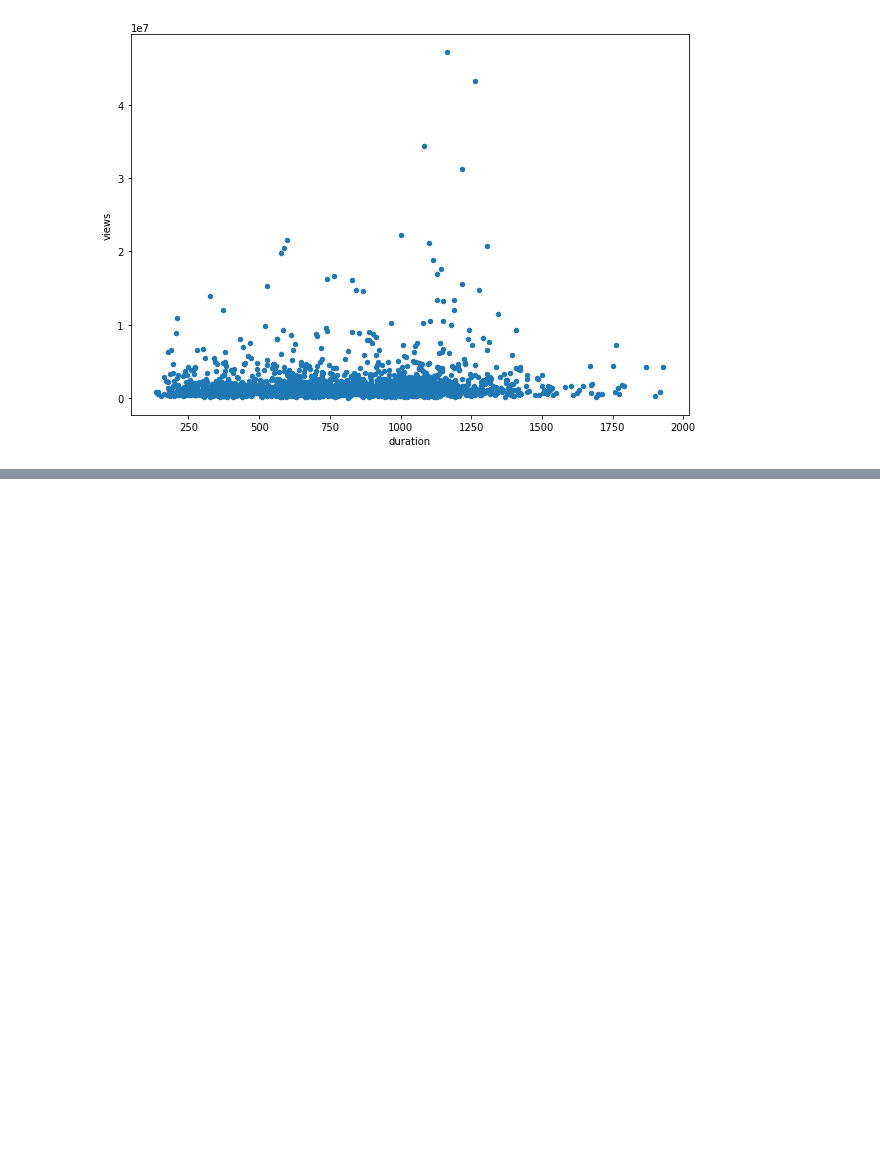
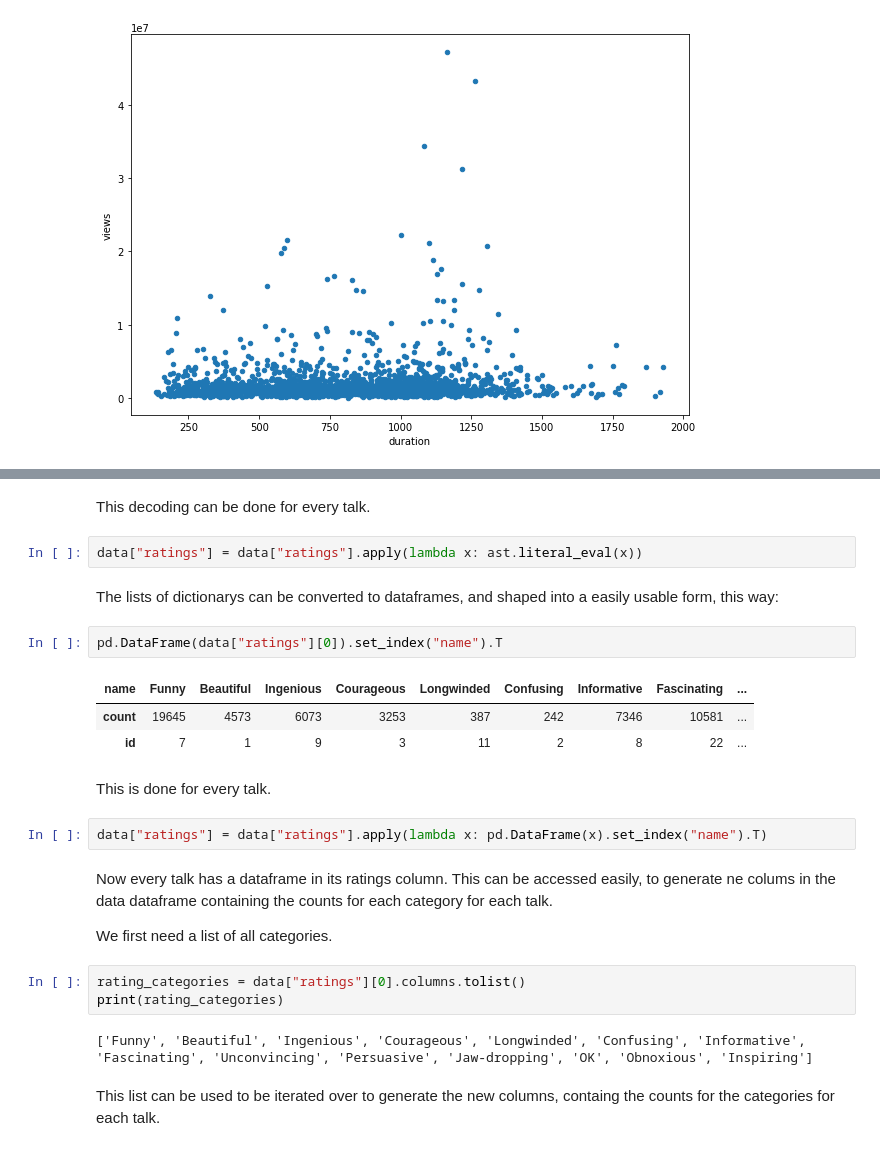
Before and after one commit to puknat/ted_talk_dataset, a Jupyter notebook: Untitled.ipynb, the cells around one changed output, grey strips where cells are left out. Cells and saved outputs as stored; diff of their text form; blank space fills up the shorter version.

```diff
--- a/Untitled.ipynb
+++ b/Untitled.ipynb
@@ -89,0 +117,27 @@ data[data["duration"] <= 2000].plot(kind="scatter", x="duration", y="views", fig
+# %% [markdown]
+This decoding can be done for every talk.
+# %%
+data["ratings"] = data["ratings"].apply(lambda x: ast.literal_eval(x))
+# %% [markdown]
+The lists of dictionarys can be converted to dataframes, and shaped into a easily usable form, this way:
+# %%
+pd.DataFrame(data["ratings"][0]).set_index("name").T
+# %% [output]
+| name | Funny | Beautiful | Ingenious | Courageous | Longwinded | Confusing | Informative | Fascinating | ... |
+| count | 19645 | 4573 | 6073 | 3253 | 387 | 242 | 7346 | 10581 | ... |
+| id | 7 | 1 | 9 | 3 | 11 | 2 | 8 | 22 | ... |
+# %% [markdown]
+This is done for every talk.
+# %%
+data["ratings"] = data["ratings"].apply(lambda x: pd.DataFrame(x).set_index("name").T)
+# %% [markdown]
+Now every talk has a dataframe in its ratings column. This can be accessed easily, to generate ne colums in the data dataframe containing the counts for each category for each talk.
+
+We first need a list of all categories.
+# %%
+rating_categories = data["ratings"][0].columns.tolist()
+print(rating_categories)
+# %% [output]
+['Funny', 'Beautiful', 'Ingenious', 'Courageous', 'Longwinded', 'Confusing', 'Informative', 'Fascinating', 'Unconvincing', 'Persuasive', 'Jaw-dropping', 'OK', 'Obnoxious', 'Inspiring']
+# %% [markdown]
+This list can be used to be iterated over to generate the new columns, containg the counts for the categories for each talk.
```
Also changed, not shown: parts of 7 cells of this notebook.
